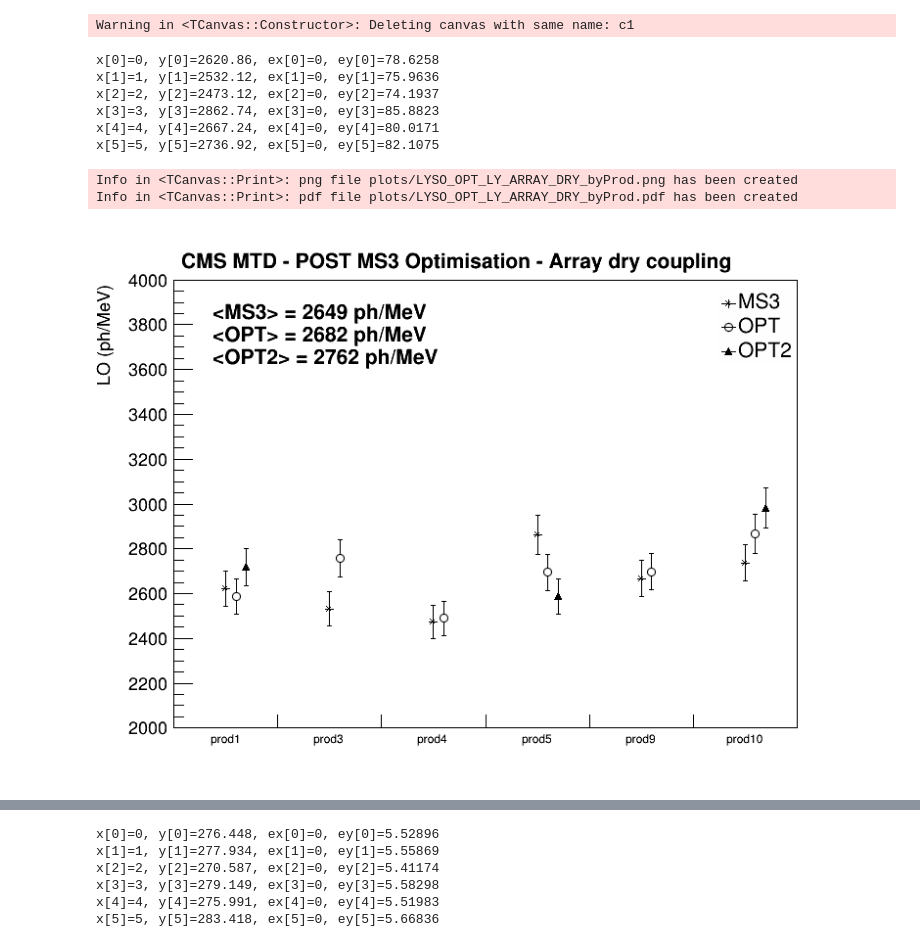
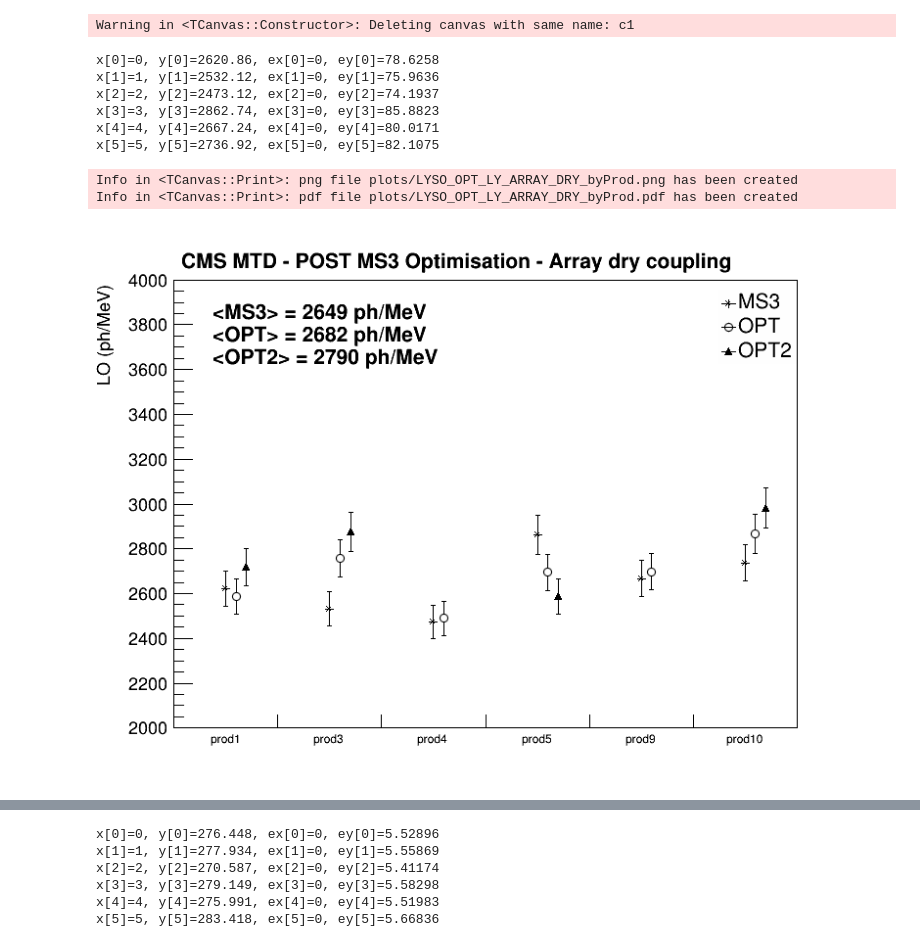
Before and after one commit to cquarant/LO_analysis, a Jupyter notebook: LYSO_OPT2_array.ipynb, the cells around one changed output, grey strips where cells are left out. Cells and saved outputs as stored; diff of their text form; code cells hidden in the pictures.

Commit message:
added prod3 arrays

```diff
--- a/LYSO_OPT2_array.ipynb
+++ b/LYSO_OPT2_array.ipynb
@@ -32,6 +32,11 @@ arrays['OPT_DRY']={
     796:{'file':'data/tree_FirstRun005040_LastRun005067_ARRAY000796_THSCAN_SUMMARY.root','prod':10}
 }
 
+arrays['OPT2_DRY']={
+    840:{'file':'data/summary_FirstRun007368_LastRun007368_ARRAY000840.root','prod':3},
+    841:{'file':'data/summary_FirstRun007371_LastRun007371_ARRAY000841.root','prod':3},
+}
+
 map_prod={
     1:0,
     3:1,
@@ -113,10 +118,44 @@ for tag in ['OPT2_DRY']:
 #     ly_gr.Draw()
 #     c0.Draw()
 
-    gr_map_prod ={1:0, 5:4, 10:8}
-    for prod in [1,5,10]:
+    gr_map_prod ={1:0, 3:1, 5:4, 10:8}
+    for prod in [1,3,5,10]:
+        ly=0
+        xt=0
+        sigmaT=0
         iv=map_prod[prod]
         pos=iv+0.2
+
+        if prod==3:
+            for ia,ar in enumerate(arrays[tag]):
+                files[ar]=R.TFile(arrays[tag][ar]['file'])
+                g['sigmaT_%d'%ar]=files[ar].Get('sigmaT_vs_bar')
+                g['LY_%d'%ar]=files[ar].Get('LY_vs_bar')
+                g['XT_%d'%ar]=files[ar].Get('XT_vs_bar')
+
+                g['sigmaT_%d'%ar].Fit(sigmaTvsTH,"BR")
+                print(R.TMath.Mean(g['LY_%d'%ar].GetN(),g['LY_%d'%ar].GetY()))
+                ly+=R.TMath.Mean(g['LY_%d'%ar].GetN(),g['LY_%d'%ar].GetY())*2600/75.
+                xt+=R.TMath.Mean(g['XT_%d'%ar].GetN(),g['XT_%d'%ar].GetY())
+                #sigmaT=sigmaTvsTH.GetMinimum()
+                sigmaT+=R.TMath.Mean(g['sigmaT_%d'%ar].GetN(),g['sigmaT_%d'%ar].GetY())
+                print(prod, ar, ly, xt, sigmaT)
+
+            ly/=len(arrays[tag])
+            xt/=len(arrays[tag])
+            sigmaT/=len(arrays[tag])
+            print(prod, ly, xt, sigmaT)
+
+            sigmaT=127.4684123
+            xt=0.166413813
+
+            g['LY_%s'%tag].SetPoint(iv,pos,ly)
+            g['LY_%s'%tag].SetPointError(iv,0,ly*0.03)
+            g['sigmaT_%s'%tag].SetPoint(iv,pos,sigmaT)
+            g['sigmaT_%s'%tag].SetPointError(iv,0,4.)
+            g['XT_%s'%tag].SetPoint(iv,pos,xt)
+            g['XT_%s'%tag].SetPointError(iv,0,0.01)
+            continue
 
         ly=ly_gr.GetPointY(gr_map_prod[prod])*2600/75
         xt=xt_gr.GetPointY(gr_map_prod[prod])
@@ -155,35 +208,35 @@ l.Clear()
 g['LY_MS3_DRY'].Print()
 g['LY_MS3_DRY'].Draw("AP*")
 l.AddEntry(g['LY_MS3_DRY'],"MS3","PL")
 g['LY_MS3_DRY'].GetHistogram().GetYaxis().SetLimits(2000,4000)
 g['LY_MS3_DRY'].GetHistogram().GetYaxis().SetRangeUser(2000,4000)
 g['LY_MS3_DRY'].GetHistogram().GetYaxis().SetTitle("LO (ph/MeV)")
 g['LY_OPT_DRY'].SetMarkerStyle(24)
 g['LY_OPT_DRY'].SetMarkerSize(1.2)
 l.AddEntry(g['LY_OPT_DRY'],"OPT","PL")
 g['LY_OPT_DRY'].Draw("PSAME")
 g['LY_OPT2_DRY'].SetMarkerStyle(22)
 g['LY_OPT2_DRY'].SetMarkerSize(1.2)
 l.AddEntry(g['LY_OPT2_DRY'],"OPT2","PL")
 g['LY_OPT2_DRY'].Draw("PSAME")
 l.Draw()
 tL.DrawLatexNDC(0.11,0.92,'CMS MTD - POST MS3 Optimisation - Array dry coupling')
 tL.DrawLatexNDC(0.15,0.83,'<MS3> = %.0f ph/MeV'%(R.TMath.Mean(6,g['LY_MS3_DRY'].GetY())))
 tL.DrawLatexNDC(0.15,0.79,'<OPT> = %.0f ph/MeV'%(R.TMath.Mean(6,g['LY_OPT_DRY'].GetY())))
-tL.DrawLatexNDC(0.15,0.75,'<OPT2> = %.0f ph/MeV'%(R.TMath.Mean(6,g['LY_OPT2_DRY'].GetY())*2))#multiply by 2 because half of elements are empty
+tL.DrawLatexNDC(0.15,0.75,'<OPT2> = %.0f ph/MeV'%(R.TMath.Mean(6,g['LY_OPT2_DRY'].GetY())*1.5))#multiply by 4.5 because 2 of 6 elements are empty
 c1.Draw()
 for ext in ['png','pdf']:
     c1.SaveAs('plots/LYSO_OPT_LY_ARRAY_DRY_byProd.%s'%ext)
 # %% [output]
 x[0]=0, y[0]=2620.86, ex[0]=0, ey[0]=78.6258
 x[1]=1, y[1]=2532.12, ex[1]=0, ey[1]=75.9636
 x[2]=2, y[2]=2473.12, ex[2]=0, ey[2]=74.1937
 x[3]=3, y[3]=2862.74, ex[3]=0, ey[3]=85.8823
 x[4]=4, y[4]=2667.24, ex[4]=0, ey[4]=80.0171
 x[5]=5, y[5]=2736.92, ex[5]=0, ey[5]=82.1075
 Info in <TCanvas::Print>: png file plots/LYSO_OPT_LY_ARRAY_DRY_byProd.png has been created
 Info in <TCanvas::Print>: pdf file plots/LYSO_OPT_LY_ARRAY_DRY_byProd.pdf has been created
-[figure, old version]
+[figure, new version]
 # %%
 g['sigmaT_MS3_DRY'].Print()
 g['sigmaT_MS3_DRY'].Draw("AP*")
```
Also changed, not shown: parts of 3 cells of this notebook.
